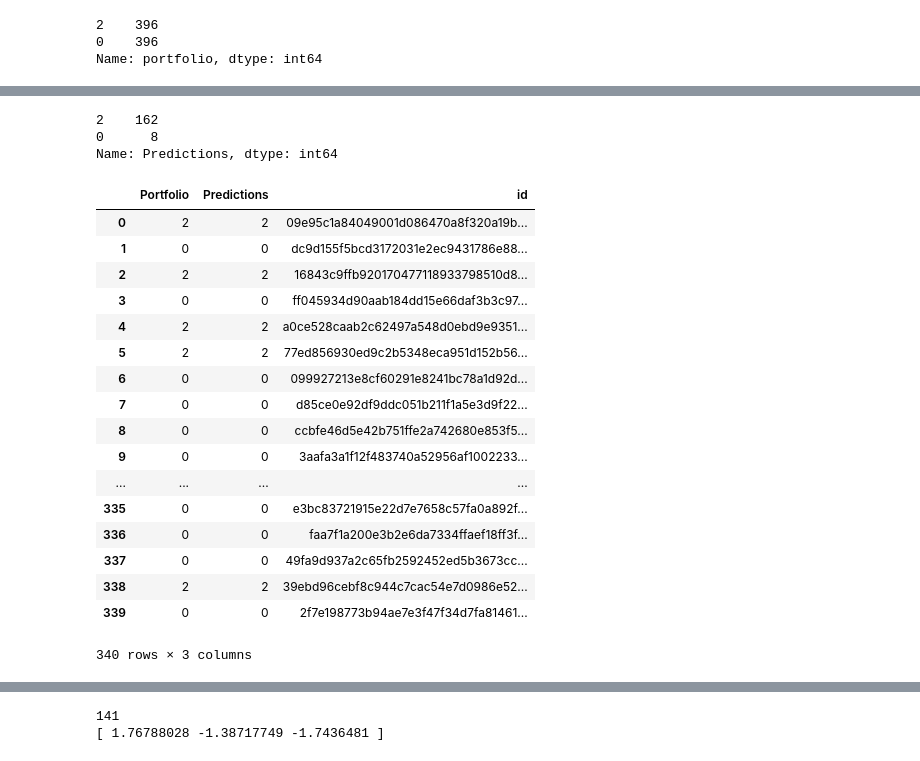
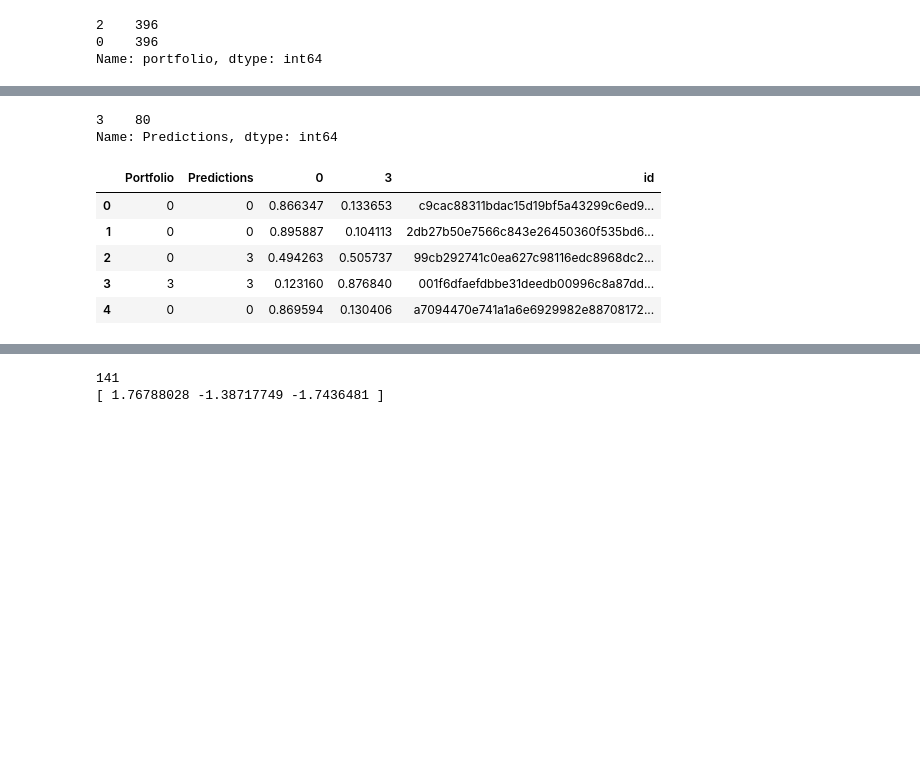
Before and after one commit to codenation-dev/squad-4-ad-data-science-1, a Jupyter notebook: analysis/logistic_regression.ipynb, the cells around one changed output, grey strips where cells are left out. Saved outputs shown, nothing was run; the diff lists cells and outputs as text; code cells hidden in the pictures; blank space fills up the shorter version.

```diff
--- a/analysis/logistic_regression.ipynb
+++ b/analysis/logistic_regression.ipynb
@@ -218,0 +471,4 @@ print(predictions)
+# %%
+x_train, x_test, y_train, y_test = train_test_split(portfolio3_data.drop('portfolio',axis=1),
+                                                    portfolio3_data['portfolio'], test_size=0.30,
+                                                    random_state=101, stratify=portfolio3_data['portfolio'])
@@ -218,0 +483,7 @@ print(predictions)
+# %%
+logmodel = LogisticRegression()
+logmodel.fit(x_train[['idade_maxima_socios', 'qt_funcionarios_grupo',
+       'percent_func_genero_fem', 'total', 'media_meses_servicos',
+       'max_meses_servicos', 'tx_crescimento_12meses',
+       'tx_crescimento_24meses', 'x0_COMERCIO VAREJISTA', 'x0_OUTROS',
+       'x0_SERVIÇO']],y_train)
@@ -218,0 +496,7 @@ print(predictions)
+# %%
+predictions = logmodel.predict(x_test[['idade_maxima_socios', 'qt_funcionarios_grupo',
+       'percent_func_genero_fem', 'total', 'media_meses_servicos',
+       'max_meses_servicos', 'tx_crescimento_12meses',
+       'tx_crescimento_24meses', 'x0_COMERCIO VAREJISTA', 'x0_OUTROS',
+       'x0_SERVIÇO']])
+print(predictions)
@@ -218,0 +509,8 @@ print(predictions)
+# %%
+predictions_prob = logmodel.predict_proba(x_test[['idade_maxima_socios', 'qt_funcionarios_grupo',
+       'percent_func_genero_fem', 'total', 'media_meses_servicos',
+       'max_meses_servicos', 'tx_crescimento_12meses',
+       'tx_crescimento_24meses', 'x0_COMERCIO VAREJISTA', 'x0_OUTROS',
+       'x0_SERVIÇO']])
+print(logmodel.classes_)
+#print(predictions_prob)
@@ -231,32 +533,25 @@ Name: portfolio, dtype: int64
 Name: predictions, dtype: int64
-# %%
-result = pd.DataFrame(y_test.values,columns= ['Portfolio'])
-result['Predictions'] = predictions
-result['id'] = portfolio2_data['id']
-print(result[result['Portfolio']==2]['Predictions'].value_counts())
-result
-# %% [output]
-2    162
-0      8
-Name: Predictions, dtype: int64
-|  | Portfolio | Predictions | id |
-| 0 | 2 | 2 | 09e95c1a84049001d086470a8f320a19b... |
-| 1 | 0 | 0 | dc9d155f5bcd3172031e2ec9431786e88... |
-| 2 | 2 | 2 | 16843c9ffb920170477118933798510d8... |
-| 3 | 0 | 0 | ff045934d90aab184dd15e66daf3b3c97... |
-| 4 | 2 | 2 | a0ce528caab2c62497a548d0ebd9e9351... |
-| 5 | 2 | 2 | 77ed856930ed9c2b5348eca951d152b56... |
-| 6 | 0 | 0 | 099927213e8cf60291e8241bc78a1d92d... |
-| 7 | 0 | 0 | d85ce0e92df9ddc051b211f1a5e3d9f22... |
-| 8 | 0 | 0 | ccbfe46d5e42b751ffe2a742680e853f5... |
-| 9 | 0 | 0 | 3aafa3a1f12f483740a52956af1002233... |
-| ... | ... | ... | ... |
-| 335 | 0 | 0 | e3bc83721915e22d7e7658c57fa0a892f... |
-| 336 | 0 | 0 | faa7f1a200e3b2e6da7334ffaef18ff3f... |
-| 337 | 0 | 0 | 49fa9d937a2c65fb2592452ed5b3673cc... |
-| 338 | 2 | 2 | 39ebd96cebf8c944c7cac54e7d0986e52... |
-| 339 | 0 | 0 | 2f7e198773b94ae7e3f47f34d7fa81461... |
-340 rows × 3 columns
+# %%
+result3 = pd.DataFrame(y_test.values,columns= ['Portfolio'])
+result3['Predictions'] = predictions
+result3[str(logmodel.classes_[0])] = predictions_prob[0:,0]
+result3[str(logmodel.classes_[1])] = predictions_prob[0:,1]
+
+result3['id'] = x_test['id'].tolist()
+
+
+#result1 = pd.concat( [result1,pd.DataFrame(predictions_prob,columns = ['prob0','prob1'])])
+print(result3[result3['Portfolio']==3]['Predictions'].value_counts())
+result3.head()
+# %% [output]
+3    80
+Name: Predictions, dtype: int64
+|  | Portfolio | Predictions | 0 | 3 | id |
+| 0 | 0 | 0 | 0.866347 | 0.133653 | c9cac88311bdac15d19bf5a43299c6ed9... |
+| 1 | 0 | 0 | 0.895887 | 0.104113 | 2db27b50e7566c843e26450360f535bd6... |
+| 2 | 0 | 3 | 0.494263 | 0.505737 | 99cb292741c0ea627c98116edc8968dc2... |
+| 3 | 3 | 3 | 0.123160 | 0.876840 | 001f6dfaefdbbe31deedb00996c8a87dd... |
+| 4 | 0 | 0 | 0.869594 | 0.130406 | a7094470e741a1a6e6929982e88708172... |
 # %%
 print(classification_report(y_test,predictions))
 # %% [output]
```
Also changed, not shown: parts of 49 cells of this notebook, 1 other file.
